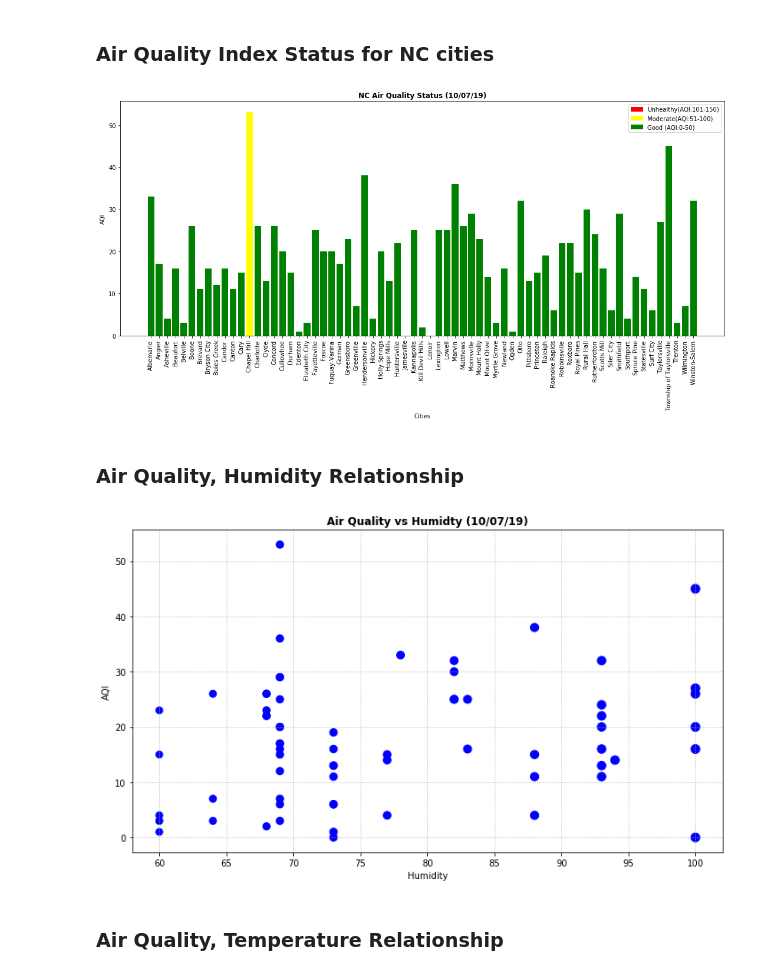
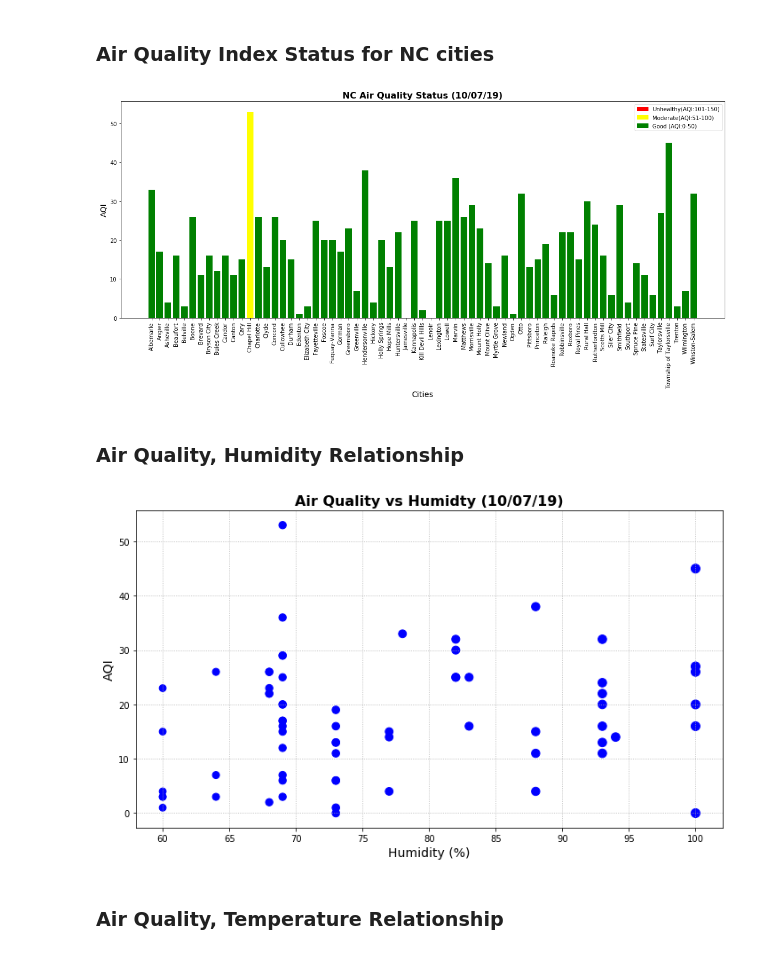
Before and after one commit to nadireag/Air-Quality, a Jupyter notebook: AirQualityPy.ipynb, the cells around one changed output. Cells and saved outputs as stored; diff of their text form; code cells hidden in the pictures.

Commit message:
updated plots

```diff
--- a/AirQualityPy.ipynb
+++ b/AirQualityPy.ipynb
@@ -202,31 +202,31 @@ nc_air_quality = air_df.to_csv("output/nc_air_quality.csv", index=False, header=
 # %%
 # Create a line chart to show air quality index change for each city
 # Change the color depending on the air quality index
-plt.figure(figsize=(15,8))
+plt.figure(figsize=(16,8))
 
 colors = ["green" if x <= 50 else "yellow" if x <= 100 else "orange" for x in air_df["Air Quality"]]
 plt.bar(air_df["City"], air_df["Air Quality"], align="center", color = colors)
 
 # Add labels
 plt.xticks(air_df["City"], rotation = 90)
-plt.title("NC Air Quality Status (%s)" % time.strftime("%x"), fontweight="bold")
-plt.ylabel("AQI")
-plt.xlabel("Cities")
+plt.title("NC Air Quality Status (%s)" % time.strftime("%x"), fontweight="bold", fontsize=16)
+plt.ylabel("AQI", fontsize=14)
+plt.xlabel("Cities", fontsize=14)
 
 # Add lagend
 colors1 = {"Unhealthy(AQI:101-150)": "red", "Moderate(AQI:51-100)": "yellow", "Good (AQI:0-50)": "green"}
 labels = list(colors1.keys())
 handles= [plt.Rectangle((0,0),1,1, color=colors1[label]) for label in labels]
 plt.legend(handles,labels)
 
 
 
 # Save the plot
 plt.tight_layout()
 plt.savefig("Output/air_quality.png")
 plt.show()
 # %% [output]
-[figure, old version]
+[figure, new version]
 # %% [markdown]
 ### Air Quality, Humidity Relationship
 # %%
@@ -238,9 +238,9 @@ plt.scatter(air_df["Humidity"], air_df["Air Quality"], marker = "o", color = "bl
 
 
 # Add Labels
-plt.title("Air Quality vs Humidty (%s)" % time.strftime("%x"), fontweight="bold")
-plt.xlabel("Humidity")
-plt.ylabel("AQI")
+plt.title("Air Quality vs Humidty (%s)" % time.strftime("%x"), fontweight="bold", fontsize=16)
+plt.xlabel("Humidity (%)", fontsize=14)
+plt.ylabel("AQI", fontsize=14)
 plt.grid(linestyle=":")
 
 # Save the plot
@@ -248,7 +248,7 @@ plt.tight_layout()
 plt.savefig("Output/aqi_humidity.png")
 plt.show()
 # %% [output]
-[figure, old version]
+[figure, new version]
 # %% [markdown]
 ### Air Quality, Temperature Relationship
 # %%
```
Also changed, not shown: parts of 3 cells of this notebook, 4 other files.
